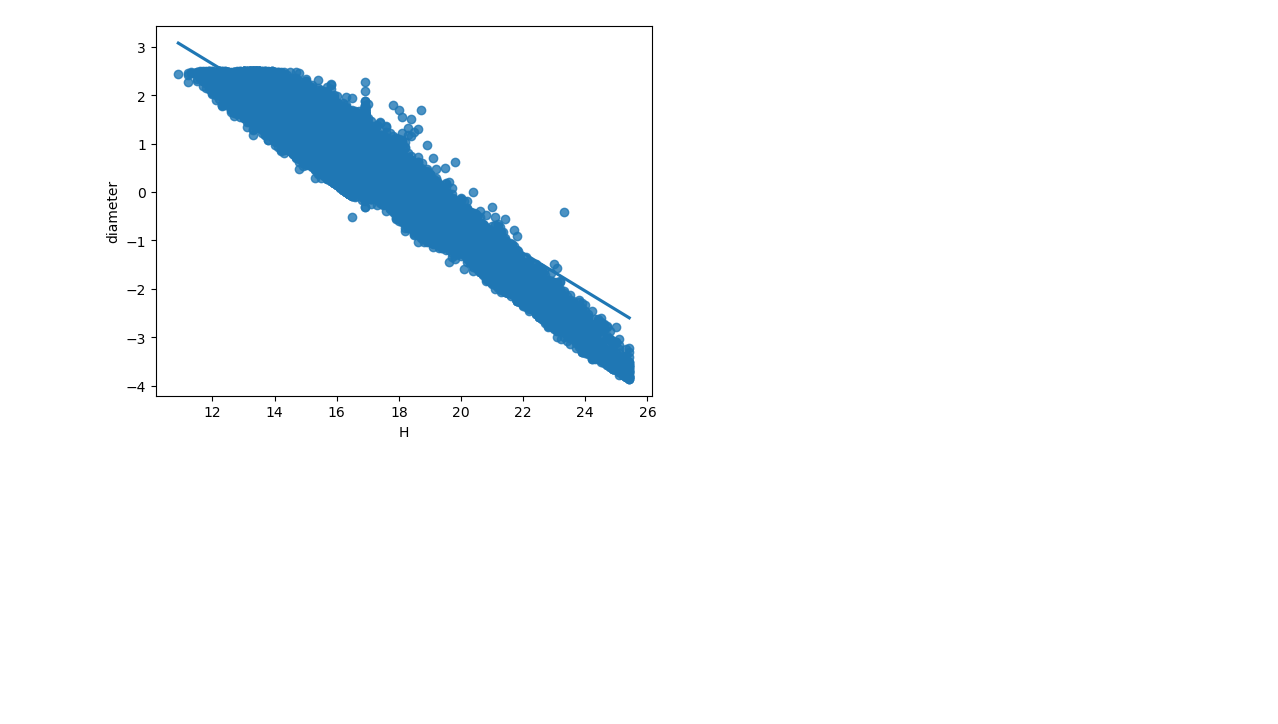
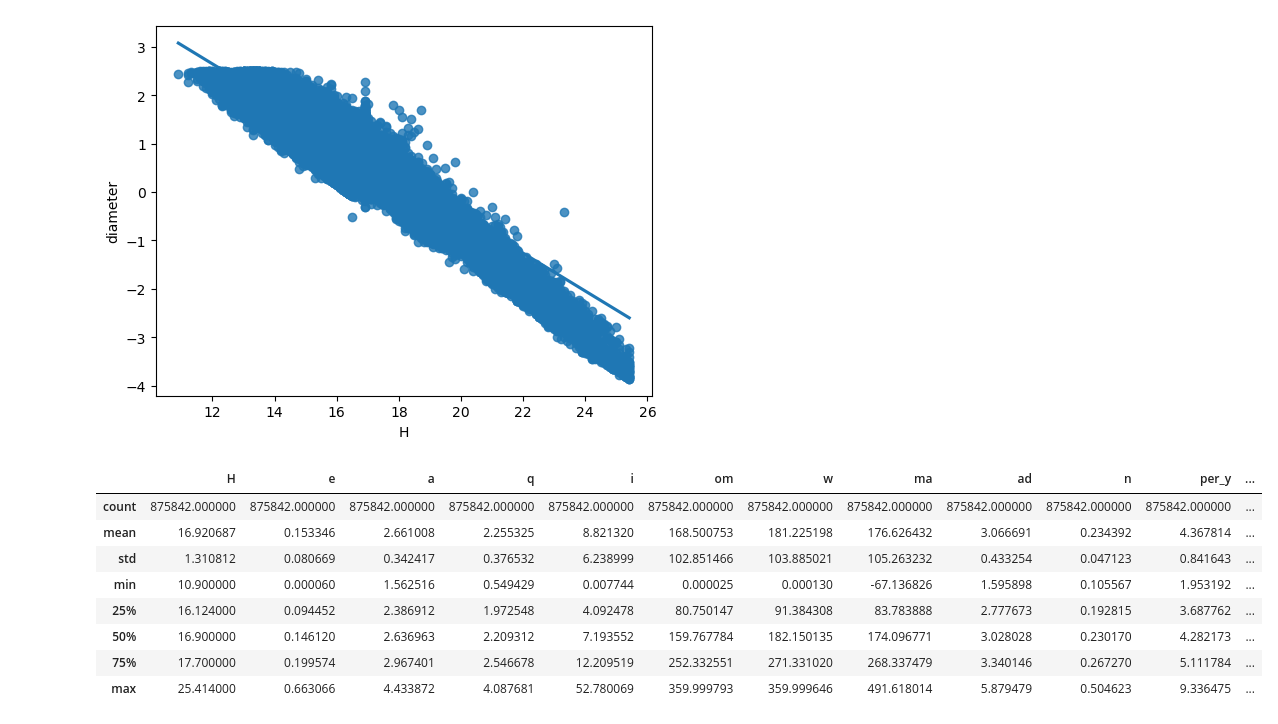
Before and after one commit to a-fazaelipoor/search_regression_annealing, a Jupyter notebook: Linear_Regression/sdg.ipynb, the cells around one changed output. Cells and saved outputs as stored; diff of their text form; code cells hidden in the pictures; blank space fills up the shorter version.

```diff
--- a/Linear_Regression/sdg.ipynb
+++ b/Linear_Regression/sdg.ipynb
@@ -102,3 +102,15 @@ sns.regplot(data = df , x=df["H"] , y = np.log(df["diameter"]))
 plt.show()
 # %% [output]
 [figure]
+# %%
+super_cleaner_version.describe()
+# %% [output]
+|  | H | e | a | q | i | om | w | ma | ad | n | per_y | ... |
+| count | 875842.000000 | 875842.000000 | 875842.000000 | 875842.000000 | 875842.000000 | 875842.000000 | 875842.000000 | 875842.000000 | 875842.000000 | 875842.000000 | 875842.000000 | ... |
+| mean | 16.920687 | 0.153346 | 2.661008 | 2.255325 | 8.821320 | 168.500753 | 181.225198 | 176.626432 | 3.066691 | 0.234392 | 4.367814 | ... |
+| std | 1.310812 | 0.080669 | 0.342417 | 0.376532 | 6.238999 | 102.851466 | 103.885021 | 105.263232 | 0.433254 | 0.047123 | 0.841643 | ... |
+| min | 10.900000 | 0.000060 | 1.562516 | 0.549429 | 0.007744 | 0.000025 | 0.000130 | -67.136826 | 1.595898 | 0.105567 | 1.953192 | ... |
+| 25% | 16.124000 | 0.094452 | 2.386912 | 1.972548 | 4.092478 | 80.750147 | 91.384308 | 83.783888 | 2.777673 | 0.192815 | 3.687762 | ... |
+| 50% | 16.900000 | 0.146120 | 2.636963 | 2.209312 | 7.193552 | 159.767784 | 182.150135 | 174.096771 | 3.028028 | 0.230170 | 4.282173 | ... |
+| 75% | 17.700000 | 0.199574 | 2.967401 | 2.546678 | 12.209519 | 252.332551 | 271.331020 | 268.337479 | 3.340146 | 0.267270 | 5.111784 | ... |
+| max | 25.414000 | 0.663066 | 4.433872 | 4.087681 | 52.780069 | 359.999793 | 359.999646 | 491.618014 | 5.879479 | 0.504623 | 9.336475 | ... |
```
Also changed, not shown: parts of 7 cells of this notebook.
